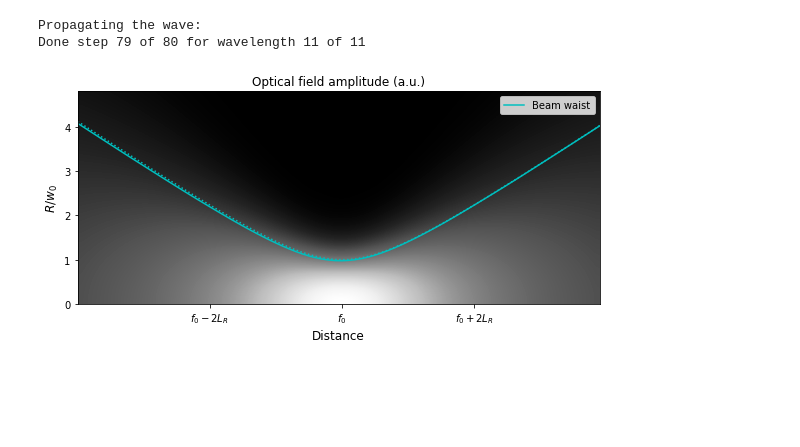
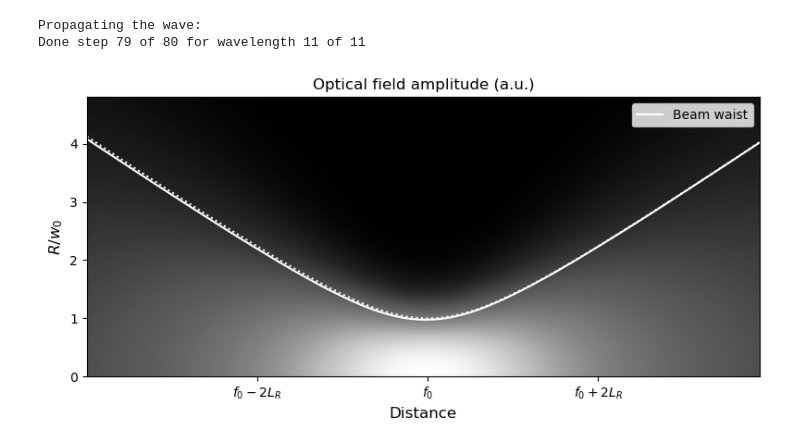
Before and after one commit to hightower8083/axiprop, a Jupyter notebook: examples/example.ipynb, the cells around one changed output. Saved outputs shown, nothing was run; the diff lists cells and outputs as text; code cells hidden in the pictures; blank space fills up the shorter version.

```diff
--- a/examples/example.ipynb
+++ b/examples/example.ipynb
@@ -124,23 +131,24 @@ for istep in range(Nsteps):
 IntesityPropagation = np.array(IntesityPropagation)
 FieldPropagation = IntesityPropagation**0.5
 # %%
-plt.figure(figsize=(8,4), tight_layout=True)
+plt.figure(figsize=(8,4), tight_layout=True, dpi=100)
 
 plt.imshow(FieldPropagation.T,
            extent=[ zsteps[0]*1e3, sum(zsteps)*1e3, 0, prop.r_new.max()/w0 ],
            aspect='auto', origin='lower', interpolation='gaussian',
            cmap=plt.cm.Greys_r)
 
-plt.plot(z_axis*1e3, waist, c='c')
-plt.plot(z_axis*1e3, ( 1 + ((z_axis-f0)/L_R)**2 )**.5, ':', c='c' )
+plt.plot(z_axis*1e3, waist, c='w', lw=1.5)
+plt.plot(z_axis*1e3, ( 1 + ((z_axis-f0)/L_R)**2 )**.5, ':', c='w', lw=1.5 )
 plt.legend(('Beam waist',))
 
 plt.xticks(np.array([f0-2*L_R, f0, f0+2*L_R])*1e3,
            (r'$f_0-2L_R$', r'$f_0$', r'$f_0+2L_R$',))
 
 plt.title('Optical field amplitude (a.u.)',fontsize=12)
 plt.xlabel('Distance', fontsize=12)
 plt.ylabel('$R/w_0$', fontsize=12)
 plt.ylim(0, 4.8);
+plt.savefig('./example_figure.jpg')
 # %% [output]
-[figure, old version]
+[figure, new version]
```
Also changed, not shown: parts of 1 cell of this notebook, 9 other files.
